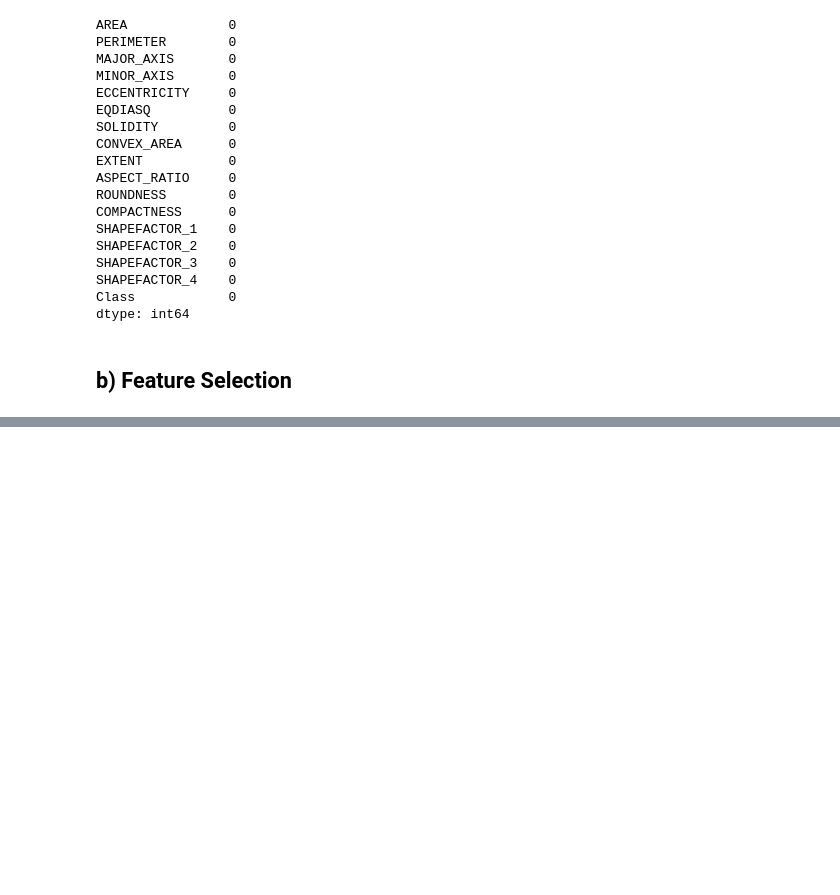
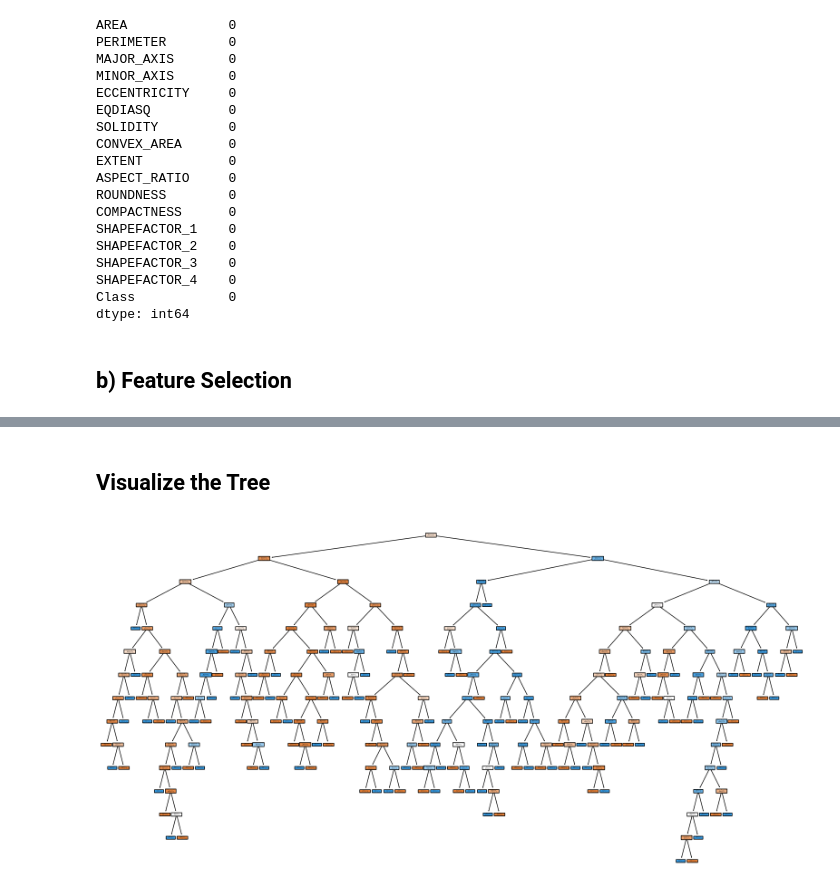
Before and after one commit to Maya9awadh/Makeen-Machine-Learning, a Jupyter notebook: Pistachio_types_detection.ipynb, the cells around one changed output, grey strips where cells are left out. Cells and saved outputs as stored; diff of their text form; code cells hidden in the pictures; blank space fills up the shorter version.

Commit message:
DesisionTree

```diff
--- a/Pistachio_types_detection.ipynb
+++ b/Pistachio_types_detection.ipynb
@@ -163,0 +149,2 @@ clf1.score(X,y)
+# %%
+LR_pipline.fit(X_train,y_train)
@@ -163,0 +182,5 @@ clf1.score(X,y)
+# %%
+DT_pipline=Pipeline([
+    ("scaler", MinMaxScaler()), #transformer
+    ("model", tree.DecisionTreeClassifier()) #estimator
+])
@@ -163,0 +189,2 @@ clf1.score(X,y)
+# %%
+DT_pipline.fit(X_train,y_train)
@@ -163,0 +206,5 @@ clf1.score(X,y)
+# %%
+#Classification report
+target=['Kirmizi_Pistachio', 'Siit_Pistachio']
+DT_CR=classification_report(y_test,DT_y_pred,target_names=target)
+print(DT_CR)
@@ -163,0 +220,10 @@ clf1.score(X,y)
+# %% [markdown]
+## Visualize the Tree
+# %%
+plt.figure(figsize=(20,10))
+feature_names=['AREA','PERIMETER',	'MAJOR_AXIS',	'MINOR_AXIS',	'ECCENTRICITY',	'EQDIASQ',	'SOLIDITY',	'CONVEX_AREA',
+               	'EXTENT',	'ASPECT_RATIO',	'ROUNDNESS','COMPACTNESS',	'SHAPEFACTOR_1',	'SHAPEFACTOR_2',	'SHAPEFACTOR_3',	'SHAPEFACTOR_4']
+tree.plot_tree(DT_pipline.named_steps['model'],feature_names=feature_names,class_names=target,filled=True,rounded=True)
+plt.show()
+# %% [output]
+[figure, added]
```
Also changed, not shown: parts of 28 cells of this notebook.
